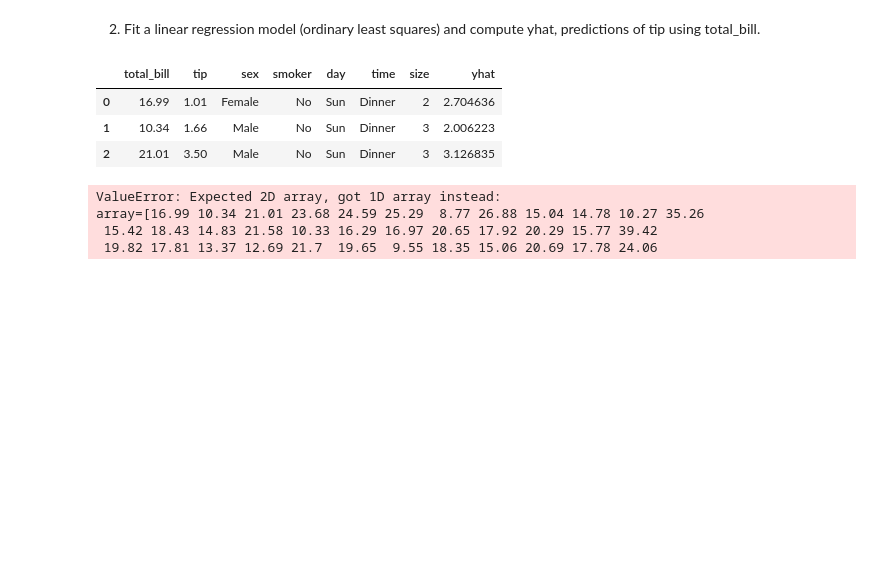
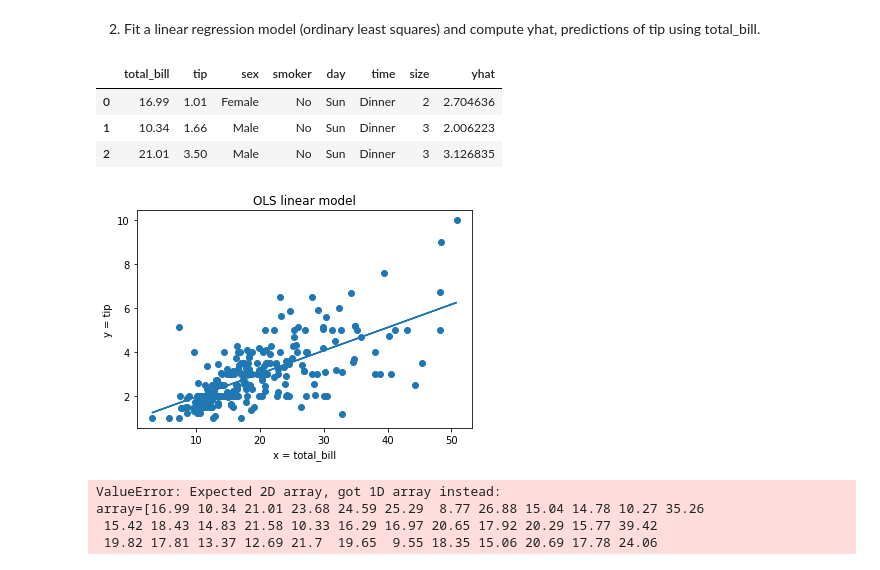
Before and after one commit to SLawsonWoods/regression-exercises, a Jupyter notebook: evaluate.ipynb, the cells around one changed output. Drawn from its saved outputs; the diff is of its cells as text; code cells hidden in the pictures; blank space fills up the shorter version.

```diff
--- a/evaluate.ipynb
+++ b/evaluate.ipynb
@@ -46,6 +44,15 @@ df.head(3)
 | 0 | 16.99 | 1.01 | Female | No | Sun | Dinner | 2 | 2.704636 |
 | 1 | 10.34 | 1.66 | Male | No | Sun | Dinner | 3 | 2.006223 |
 | 2 | 21.01 | 3.50 | Male | No | Sun | Dinner | 3 | 3.126835 |
+# %%
+# visualize the line of best fit from OLS linear model
+plt.scatter(df.total_bill, df.tip)
+plt.plot(df.total_bill, df.yhat)
+plt.xlabel('x = total_bill')
+plt.ylabel('y = tip')
+plt.title('OLS linear model');
+# %% [output]
+[figure, added]
 # %%
 # assuming X and y are already defined
 model = LinearRegression().fit(df.total_bill, df.tip)
```
Also changed, not shown: parts of 21 cells of this notebook, 1 other file.
